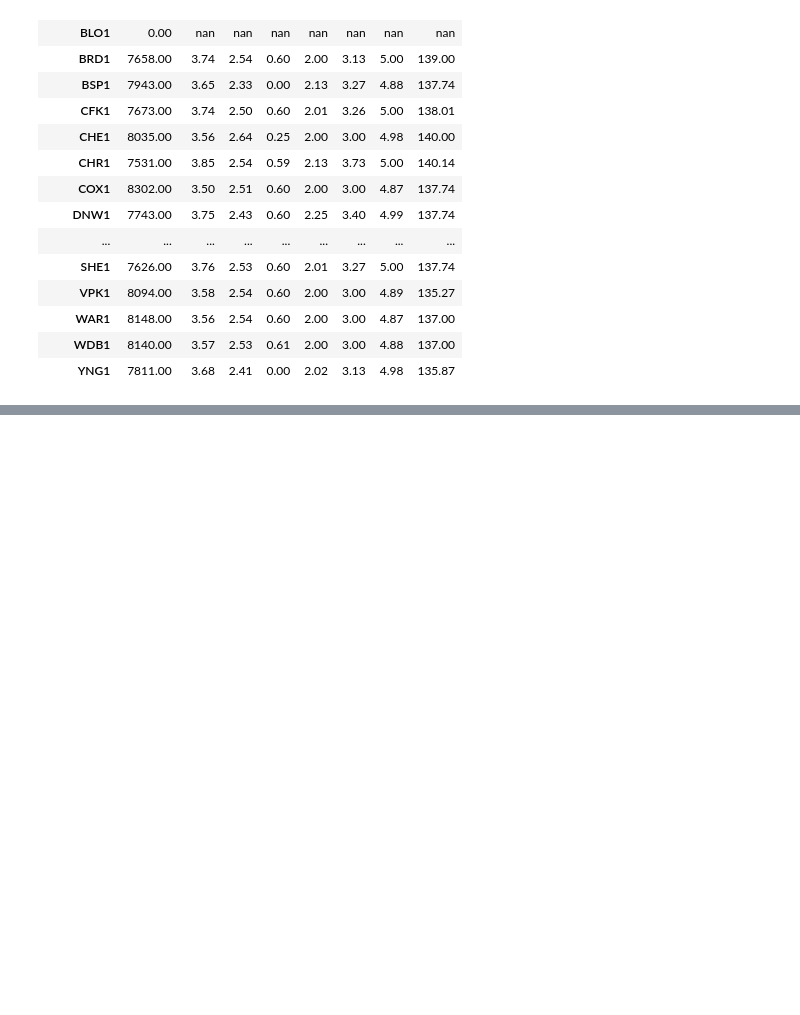
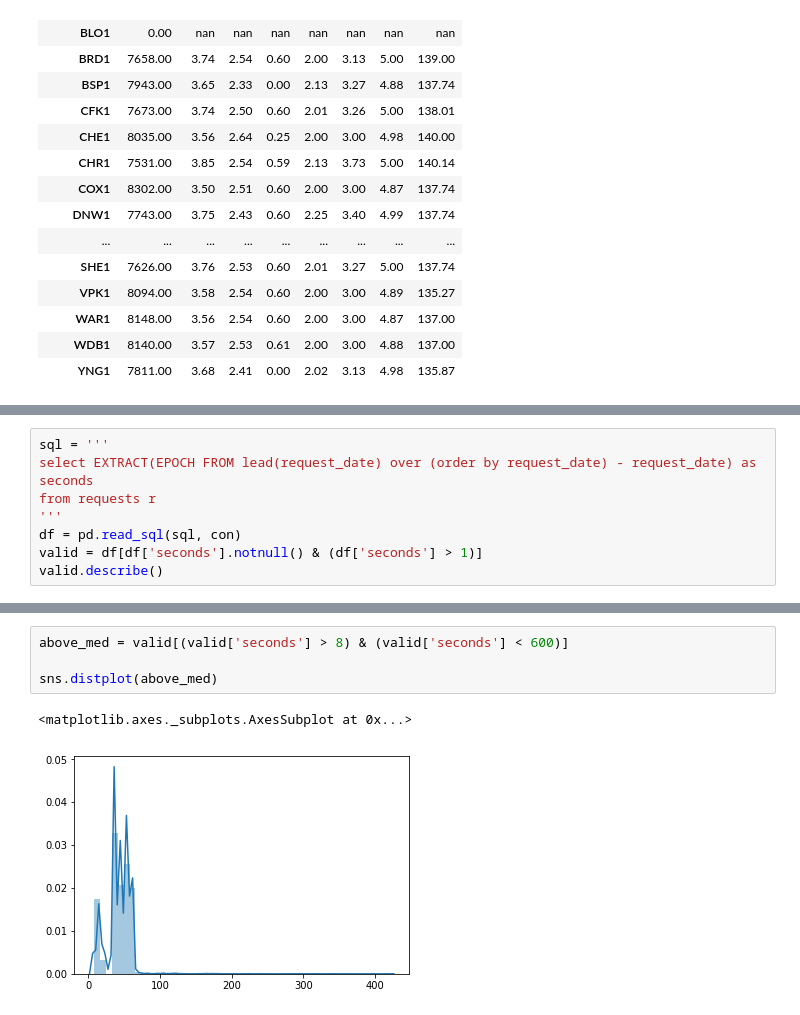
Before and after one commit to bani/ttc_subway_times, a Jupyter notebook: doc/headway_sql.ipynb, the cells around one changed output, grey strips where cells are left out. Saved outputs shown, nothing was run; the diff lists cells and outputs as text; blank space fills up the shorter version.

Commit message:
clean data based on requests downtime

```diff
--- a/doc/headway_sql.ipynb
+++ b/doc/headway_sql.ipynb
@@ -77,0 +93,8 @@ data.groupby('station_char').describe()
+# %%
+sql = '''
+select EXTRACT(EPOCH FROM lead(request_date) over (order by request_date) - request_date) as seconds
+from requests r
+'''
+df = pd.read_sql(sql, con)
+valid = df[df['seconds'].notnull() & (df['seconds'] > 1)]
+valid.describe()
@@ -77,0 +111,7 @@ data.groupby('station_char').describe()
+# %%
+above_med = valid[(valid['seconds'] > 8) & (valid['seconds'] < 600)]
+
+sns.distplot(above_med)
+# %% [output]
+<matplotlib.axes._subplots.AxesSubplot at 0x...>
+[figure, added]
```
Also changed, not shown: parts of 15 cells of this notebook.
